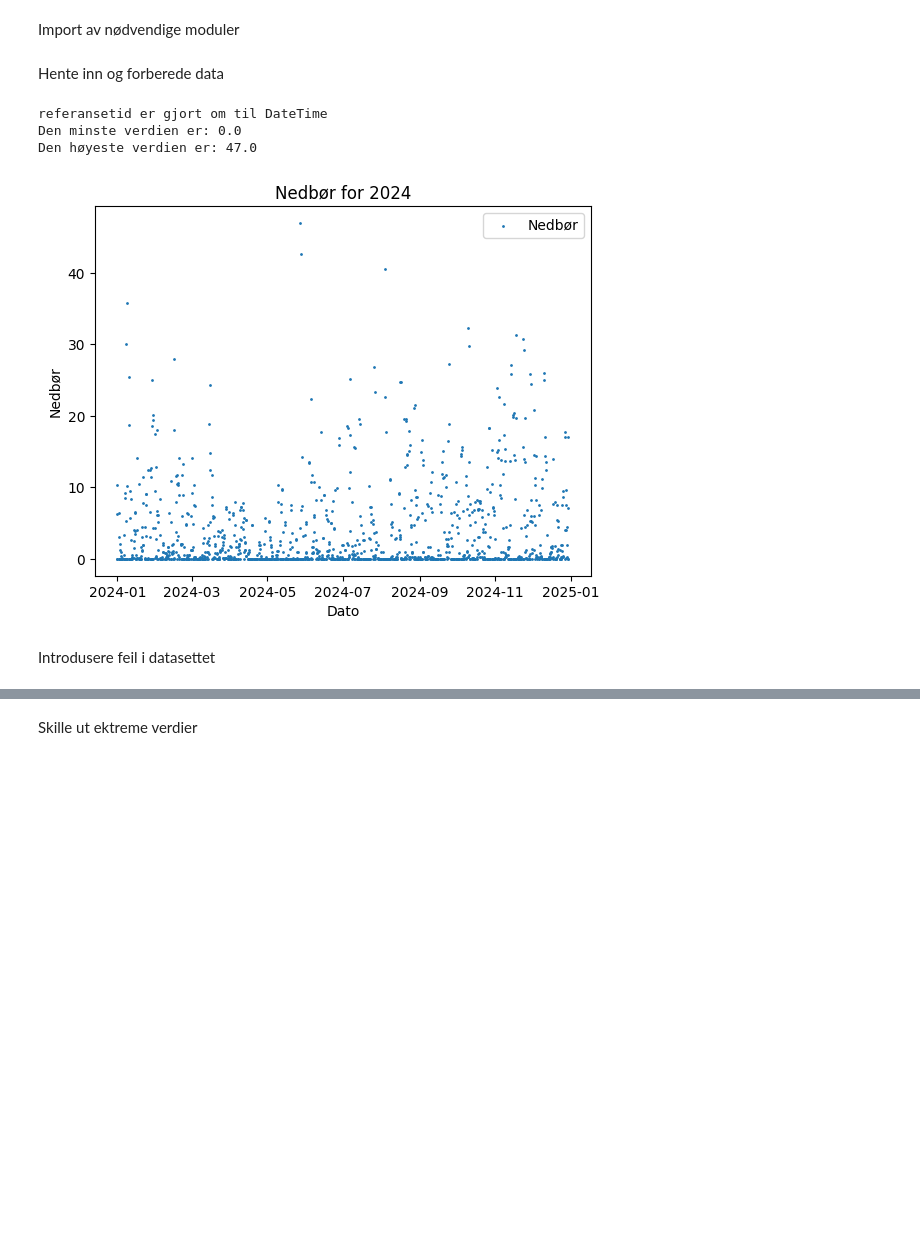
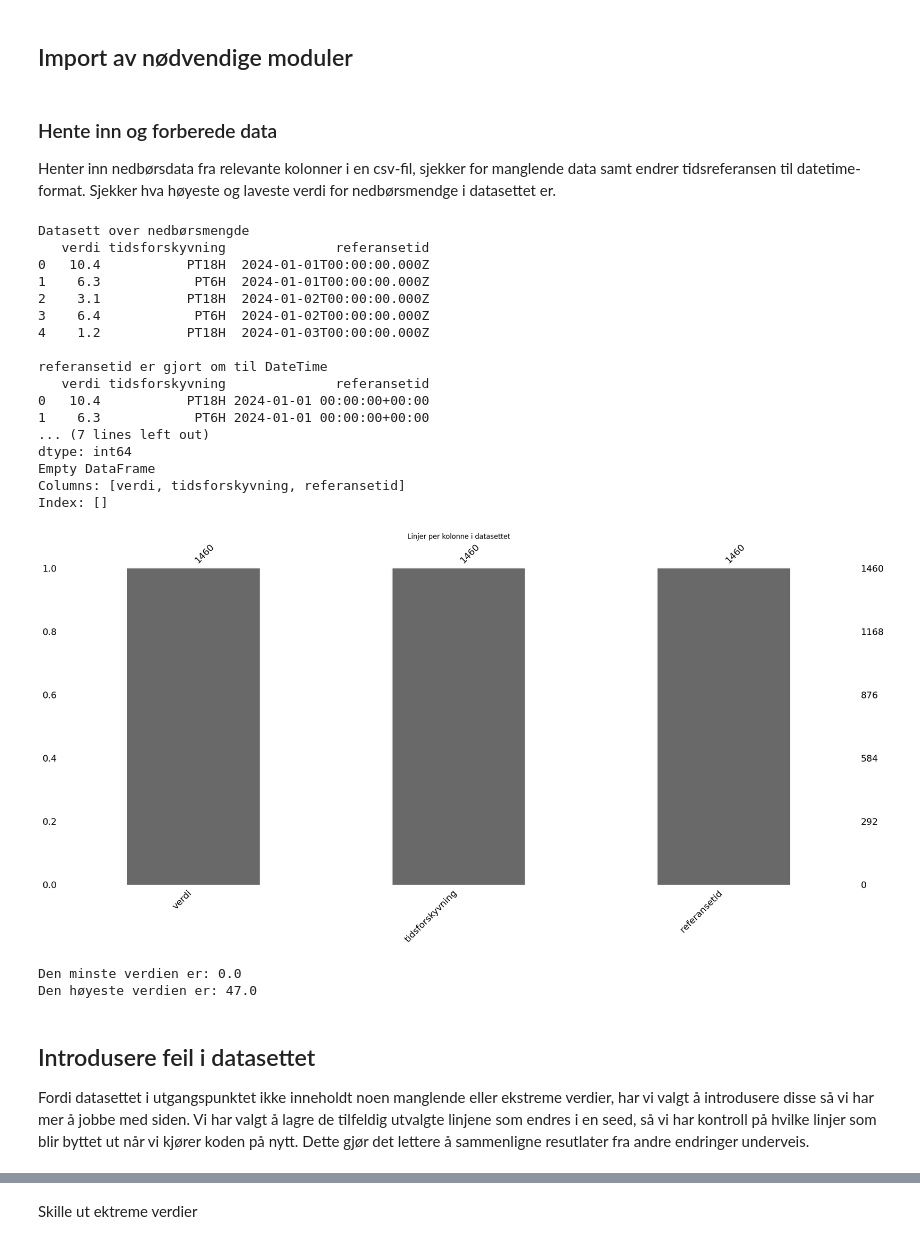
Before and after one commit to Sofihage/Milj-dataanalyse, a Jupyter notebook: notebooks/precipitation.ipynb, the cells around one changed output, grey strips where cells are left out. Cells and saved outputs as stored; diff of their text form; code cells hidden in the pictures; blank space fills up the shorter version.

Commit message:
precipitation Videre utforsking av data

```diff
--- a/notebooks/precipitation.ipynb
+++ b/notebooks/precipitation.ipynb
@@ -1,5 +1,5 @@
 # %% [markdown]
-Import av nødvendige moduler
+## Import av nødvendige moduler
 # %%
 import sys
 src_path = "..\\src"
@@ -19,32 +18,47 @@ from pandasql import sqldf
 import functions as fc
 # %% [markdown]
-Hente inn og forberede data
+### Hente inn og forberede data
+Henter inn nedbørsdata fra relevante kolonner i en csv-fil, sjekker for manglende data samt endrer tidsreferansen til datetime-format. Sjekker hva høyeste og laveste verdi for nedbørsmendge i datasettet er.
 # %%
 # Hente inn datasett fra data
-precipitation = pd.read_csv("../data/precipitation.csv")
+precipitation = pd.read_csv("../data/precipitation.csv", usecols=['verdi', 'tidsforskyvning', 'referansetid'])
+print('Datasett over nedbørsmengde')
+print(precipitation.head(), '\n')
+
+# Endre tidshenvisning til datetime-format
+date = fc.make_datetime(precipitation)
+print(precipitation.head(), '\n')
 
 # Sjekker hvor mange av verdiene som mangler
 fc.missing_numbers(precipitation)
-
-# Endre tidshenvisning til datetime-format
-date = fc.make_datetime(precipitation)
+plt.title("Linjer per kolonne i datasettet")
+plt.show()
 
 # Printer hva den høyeste og laveste verdien er
 print('Den minste verdien er:', precipitation['verdi'].min())
 print('Den høyeste verdien er:', precipitation['verdi'].max())
-
-
-plt.scatter(date, precipitation['verdi'], label="Nedbør", s=1)
-plt.xlabel('Dato')
-plt.ylabel('Nedbør')
-plt.title('Nedbør for 2024')
-plt.legend()
-plt.show()
 # %% [output]
+Datasett over nedbørsmengde
+   verdi tidsforskyvning              referansetid
+0   10.4           PT18H  2024-01-01T00:00:00.000Z
+1    6.3            PT6H  2024-01-01T00:00:00.000Z
+2    3.1           PT18H  2024-01-02T00:00:00.000Z
+3    6.4            PT6H  2024-01-02T00:00:00.000Z
+4    1.2           PT18H  2024-01-03T00:00:00.000Z
+
 referansetid er gjort om til DateTime
-Den minste verdien er: 0.0
-Den høyeste verdien er: 47.0
+   verdi tidsforskyvning              referansetid
+0   10.4           PT18H 2024-01-01 00:00:00+00:00
+1    6.3            PT6H 2024-01-01 00:00:00+00:00
+... (7 lines left out)
+dtype: int64
+Empty DataFrame
+Columns: [verdi, tidsforskyvning, referansetid]
+Index: []
-[figure, old version]
+[figure, new version]
+Den minste verdien er: 0.0
+Den høyeste verdien er: 47.0
 # %% [markdown]
-Introdusere feil i datasettet
+## Introdusere feil i datasettet
+Fordi datasettet i utgangspunktet ikke inneholdt noen manglende eller ekstreme verdier, har vi valgt å introdusere disse så vi har mer å jobbe med siden. Vi har valgt å lagre de tilfeldig utvalgte linjene som endres i en seed, så vi har kontroll på hvilke linjer som blir byttet ut når vi kjører koden på nytt. Dette gjør det lettere å sammenligne resutlater fra andre endringer underveis.
 # %%
```
Also changed, not shown: parts of 9 cells of this notebook.
